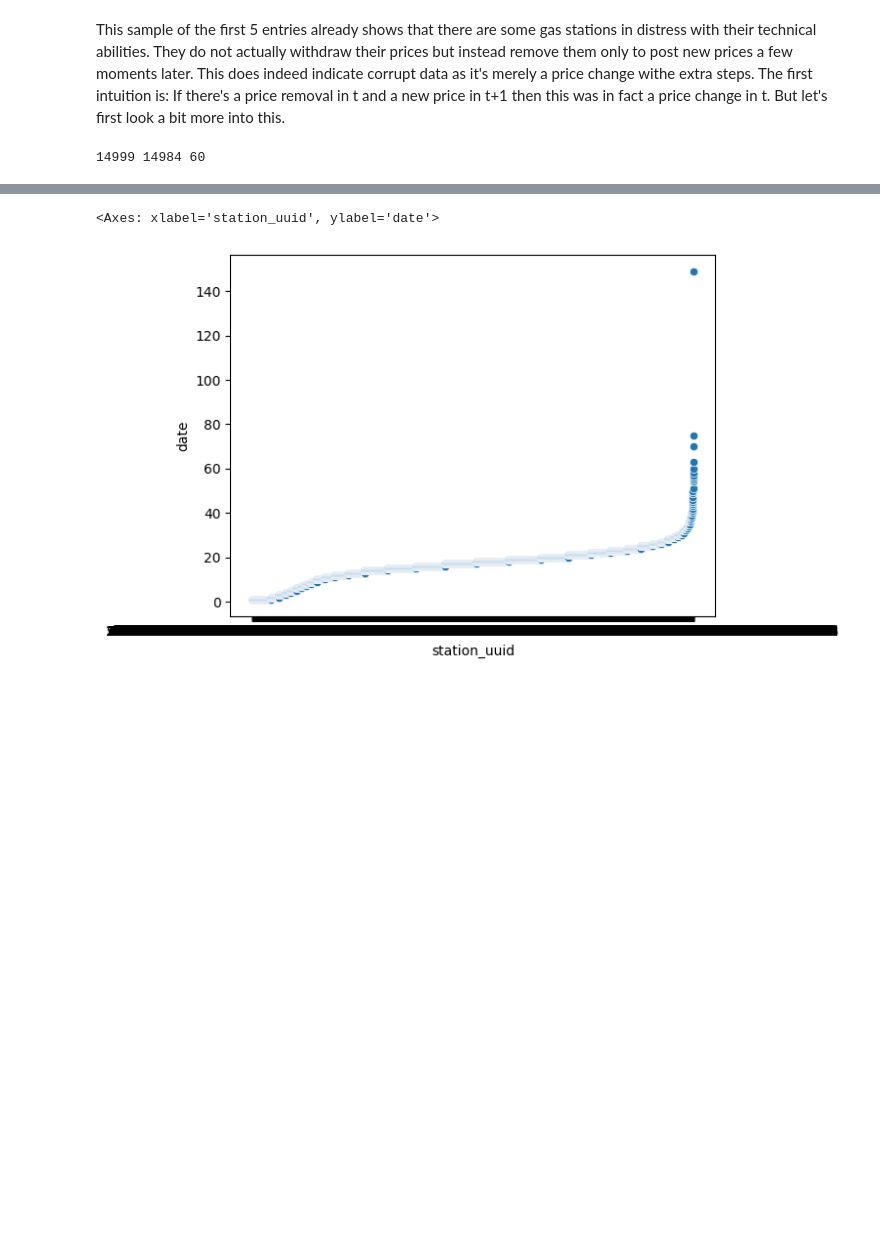
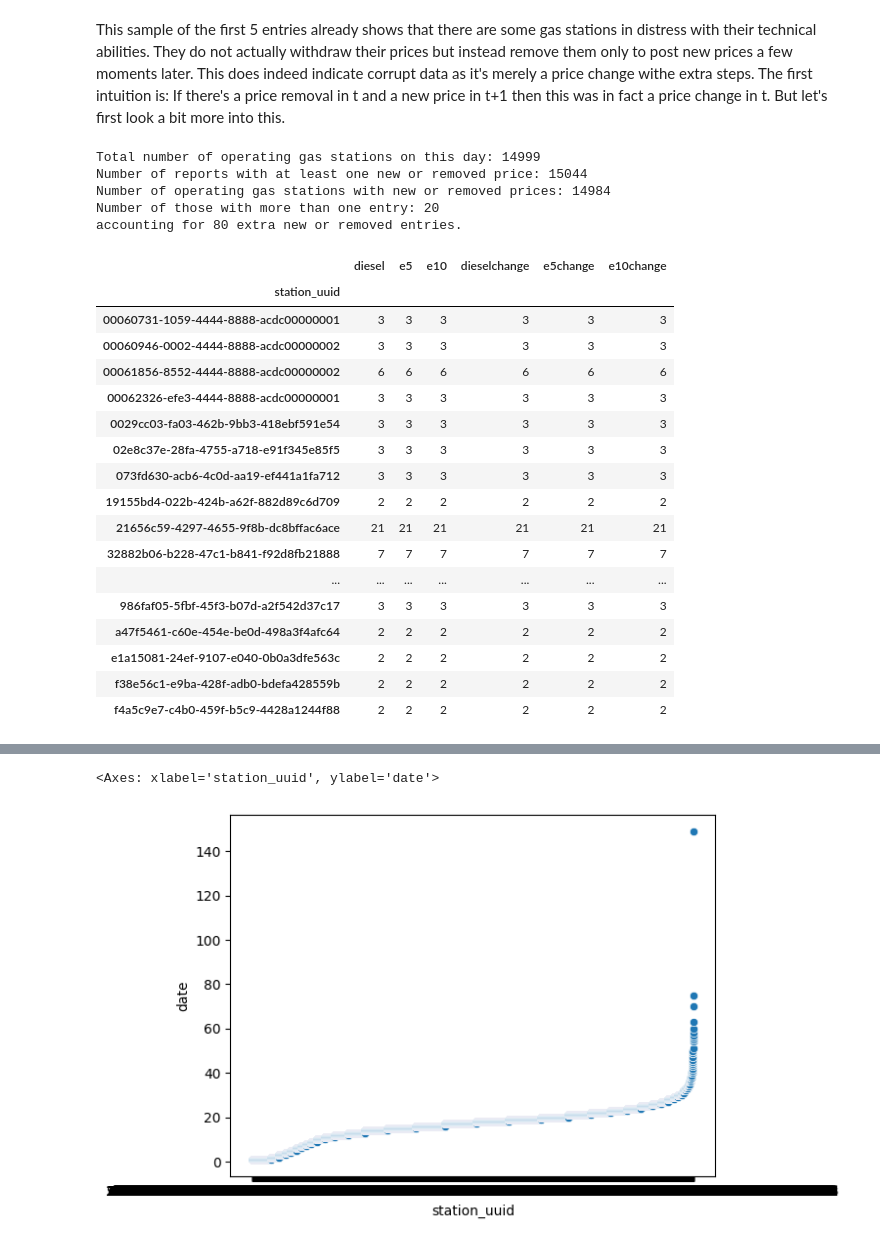
Before and after one commit to petrol-price-predictor/jurassic-juice-juggler, a Jupyter notebook: eda_prices.ipynb, the cells around one changed output, grey strips where cells are left out. Drawn from its saved outputs; the diff is of its cells as text; code cells hidden in the pictures; blank space fills up the shorter version.

```diff
--- a/eda_prices.ipynb
+++ b/eda_prices.ipynb
@@ -111,10 +113,48 @@ Out of 331244 reports a total of 15044 are flagged as new entries or price remov
 # %% [markdown]
 This sample of the first 5 entries already shows that there are some gas stations in distress with their technical abilities. They do not actually withdraw their prices but instead remove them only to post new prices a few moments later. This does indeed indicate corrupt data as it's merely a price change withe extra steps. The first intuition is: If there's a price removal in t and a new price in t+1 then this was in fact a price change in t. But let's first look a bit more into this.
-# %%
-num_stations = prices_sample.station_uuid.nunique()
-num_stations_rn = remove_new.station_uuid.nunique()
-duplicated_rn = remove_new[remove_new.station_uuid.duplicated() == True]
-
-print(num_stations, num_stations_rn, len(duplicated_rn))
-# %% [output]
-14999 14984 60
+# %%
+num_stations = prices_sample.station_uuid.nunique()
+num_stations_rn = remove_new.station_uuid.nunique()
+duplicated_rn = remove_new[remove_new.station_uuid.duplicated(False) == True]
+
+print(
+    'Total number of operating gas stations on this day: {}\n'
+    'Number of reports with at least one new or removed price: {}\n'
+    'Number of operating gas stations with new or removed prices: {}\n'
+    'Number of those with more than one entry: {}\n'
+    'accounting for {} extra new or removed entries.\n'
+    .format(
+        num_stations,
+        len(remove_new),
+        num_stations_rn,
+        duplicated_rn.station_uuid.nunique(),
+        len(duplicated_rn),
+    )
+)
+# %% [output]
+Total number of operating gas stations on this day: 14999
+Number of reports with at least one new or removed price: 15044
+Number of operating gas stations with new or removed prices: 14984
+Number of those with more than one entry: 20
+accounting for 80 extra new or removed entries.
+# %%
+duplicated_rn.groupby('station_uuid').count()
+# %% [output]
+|  | diesel | e5 | e10 | dieselchange | e5change | e10change |
+| station_uuid |  |  |  |  |  |  |
+| 00060731-1059-4444-8888-acdc00000001 | 3 | 3 | 3 | 3 | 3 | 3 |
+| 00060946-0002-4444-8888-acdc00000002 | 3 | 3 | 3 | 3 | 3 | 3 |
+| 00061856-8552-4444-8888-acdc00000002 | 6 | 6 | 6 | 6 | 6 | 6 |
+| 00062326-efe3-4444-8888-acdc00000001 | 3 | 3 | 3 | 3 | 3 | 3 |
+| 0029cc03-fa03-462b-9bb3-418ebf591e54 | 3 | 3 | 3 | 3 | 3 | 3 |
+| 02e8c37e-28fa-4755-a718-e91f345e85f5 | 3 | 3 | 3 | 3 | 3 | 3 |
+| 073fd630-acb6-4c0d-aa19-ef441a1fa712 | 3 | 3 | 3 | 3 | 3 | 3 |
+| 19155bd4-022b-424b-a62f-882d89c6d709 | 2 | 2 | 2 | 2 | 2 | 2 |
+| 21656c59-4297-4655-9f8b-dc8bffac6ace | 21 | 21 | 21 | 21 | 21 | 21 |
+| 32882b06-b228-47c1-b841-f92d8fb21888 | 7 | 7 | 7 | 7 | 7 | 7 |
+| ... | ... | ... | ... | ... | ... | ... |
+| 986faf05-5fbf-45f3-b07d-a2f542d37c17 | 3 | 3 | 3 | 3 | 3 | 3 |
+| a47f5461-c60e-454e-be0d-498a3f4afc64 | 2 | 2 | 2 | 2 | 2 | 2 |
+| e1a15081-24ef-9107-e040-0b0a3dfe563c | 2 | 2 | 2 | 2 | 2 | 2 |
+| f38e56c1-e9ba-428f-adb0-bdefa428559b | 2 | 2 | 2 | 2 | 2 | 2 |
+| f4a5c9e7-c4b0-459f-b5c9-4428a1244f88 | 2 | 2 | 2 | 2 | 2 | 2 |
```
Also changed, not shown: parts of 4 cells of this notebook, 1 other file.
